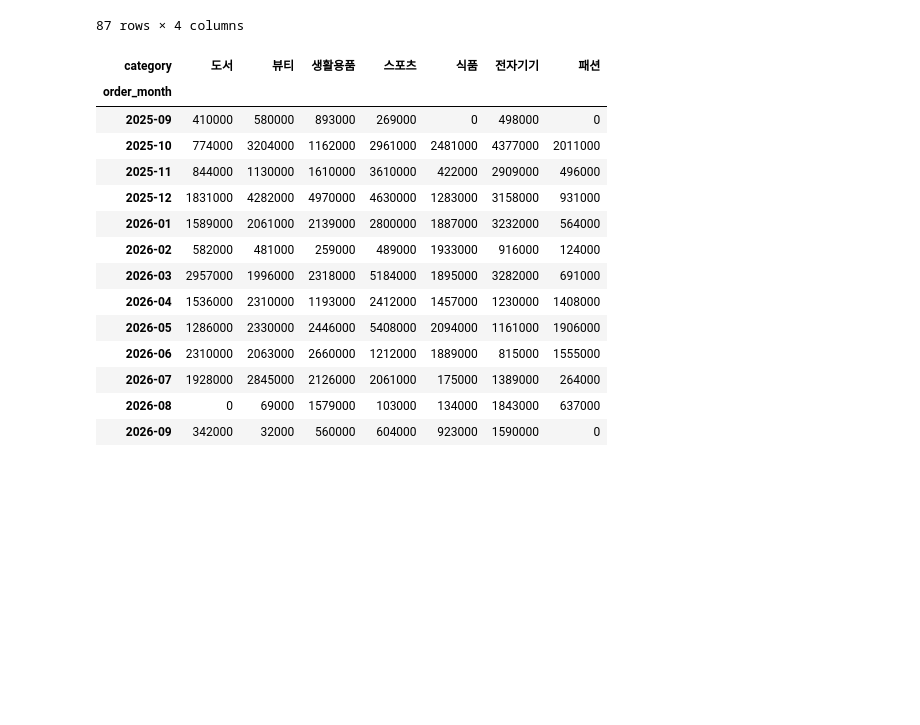
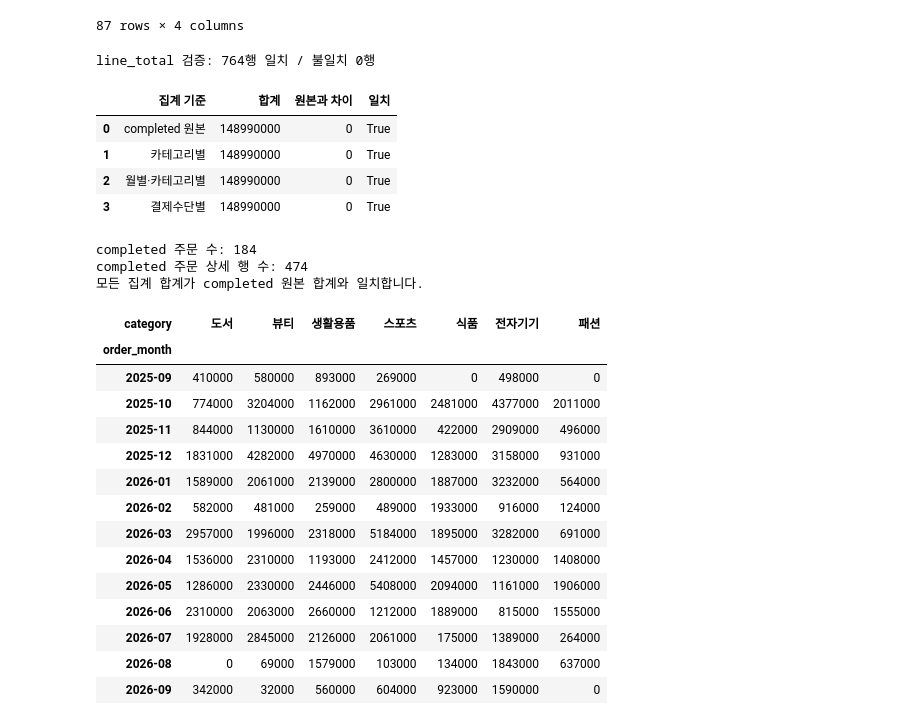
Before and after one commit to Chloe-Hyebin-Kim/llm-data-analysis-course, a Jupyter notebook: practice/chapter06/chapter06.ipynb, the cells around one changed output. Cells and saved outputs as stored; diff of their text form; code cells hidden in the pictures; blank space fills up the shorter version.

Commit message:
Chapter 06: 집계 총합·line_total 검증 셀 추가 (공통 데이터 기준 재제출)

```diff
--- a/practice/chapter06/chapter06.ipynb
+++ b/practice/chapter06/chapter06.ipynb
@@ -952,6 +957,46 @@ display(monthly_category_sales)
 | 85 | 2026-09 | 식품 | 923000 | 9 |
 | 86 | 2026-09 | 전자기기 | 1590000 | 14 |
 87 rows × 4 columns
+# %%
+# ── 집계 총합 검증: completed 원본 합계와 카테고리별·월별·결제수단별 합계 비교 ──
+
+# 1. line_total이 quantity × unit_price와 일치하는지 확인
+line_total_check = order_items['line_total'] == order_items['quantity'] * order_items['unit_price']
+print('line_total 검증:', f'{line_total_check.sum()}행 일치 / 불일치 {(~line_total_check).sum()}행')
+assert line_total_check.all(), 'line_total과 quantity × unit_price가 다른 행이 있습니다.'
+
+# 2. completed 원본 합계
+completed_items = order_items.merge(sales_orders[['order_id']], on='order_id', how='inner')
+base_total = completed_items['line_total'].sum()
+
+# 3. 과제 셀에서 만든 집계표의 합계
+category_total = category_summary['total_sales'].sum()                  # 과제 2: 카테고리별
+monthly_total = monthly_category_sales['total_sales'].sum()             # 과제 4: 월별·카테고리별
+payment_total = payment_summary['total_sales'].sum()                    # 과제 3: 결제수단별
+
+total_check = pd.DataFrame({
+    '집계 기준': ['completed 원본', '카테고리별', '월별·카테고리별', '결제수단별'],
+    '합계': [base_total, category_total, monthly_total, payment_total],
+})
+total_check['원본과 차이'] = base_total - total_check['합계']
+total_check['일치'] = total_check['원본과 차이'] == 0
+display(total_check)
+
+print('completed 주문 수:', sales_orders['order_id'].nunique())
+print('completed 주문 상세 행 수:', len(completed_items))
+
+assert total_check['일치'].all(), '원본 합계와 다른 집계가 있습니다. 병합 누락이나 결측을 확인하세요.'
+print('모든 집계 합계가 completed 원본 합계와 일치합니다.')
+# %% [output]
+line_total 검증: 764행 일치 / 불일치 0행
+|  | 집계 기준 | 합계 | 원본과 차이 | 일치 |
+| 0 | completed 원본 | 148990000 | 0 | True |
+| 1 | 카테고리별 | 148990000 | 0 | True |
+| 2 | 월별·카테고리별 | 148990000 | 0 | True |
+| 3 | 결제수단별 | 148990000 | 0 | True |
+completed 주문 수: 184
+completed 주문 상세 행 수: 474
+모든 집계 합계가 completed 원본 합계와 일치합니다.
 # %%
 # 행: 월 / 열: 카테고리 / 값: 매출
 
```
Also changed, not shown: parts of 4 cells of this notebook, 1 other file.
